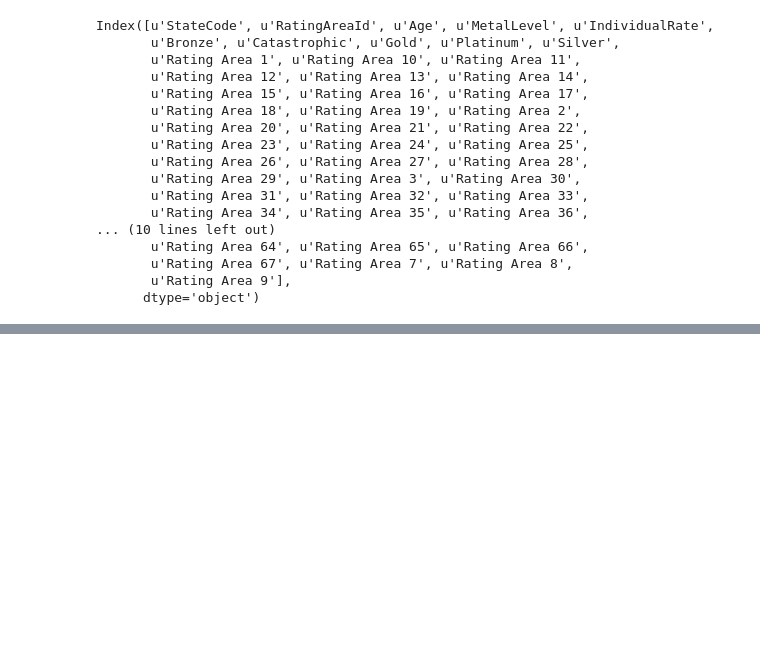
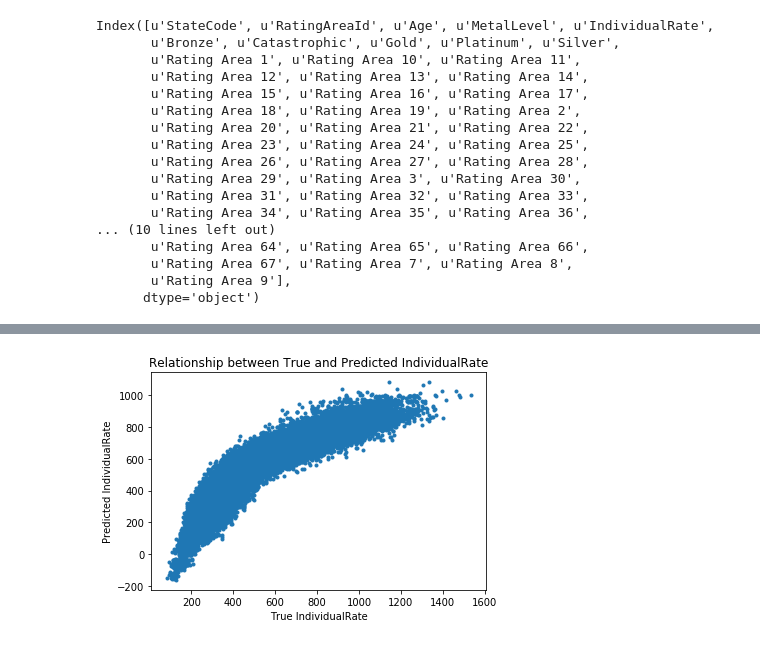
Before and after one commit to linmapitt/Springboard, a Jupyter notebook: CapStone_Project_1/Cap1_ML_FL.ipynb, the cells around one changed output, grey strips where cells are left out. Saved outputs shown, nothing was run; the diff lists cells and outputs as text; code cells hidden in the pictures; blank space fills up the shorter version.

```diff
--- a/CapStone_Project_1/Cap1_ML_FL.ipynb
+++ b/CapStone_Project_1/Cap1_ML_FL.ipynb
@@ -248,0 +286,9 @@ Root Mean Squared Error: 94.0086830115
+# %%
+# The predicted and true individual rates seemed to have linear relationship
+plt.plot(y_test, y_pred, marker='.', linestyle='none')
+plt.title("Relationship between True and Predicted IndividualRate")
+plt.xlabel("True IndividualRate")
+plt.ylabel("Predicted IndividualRate")
+plt.show()
+# %% [output]
+[figure, added]
```
Also changed, not shown: parts of 8 cells of this notebook.
